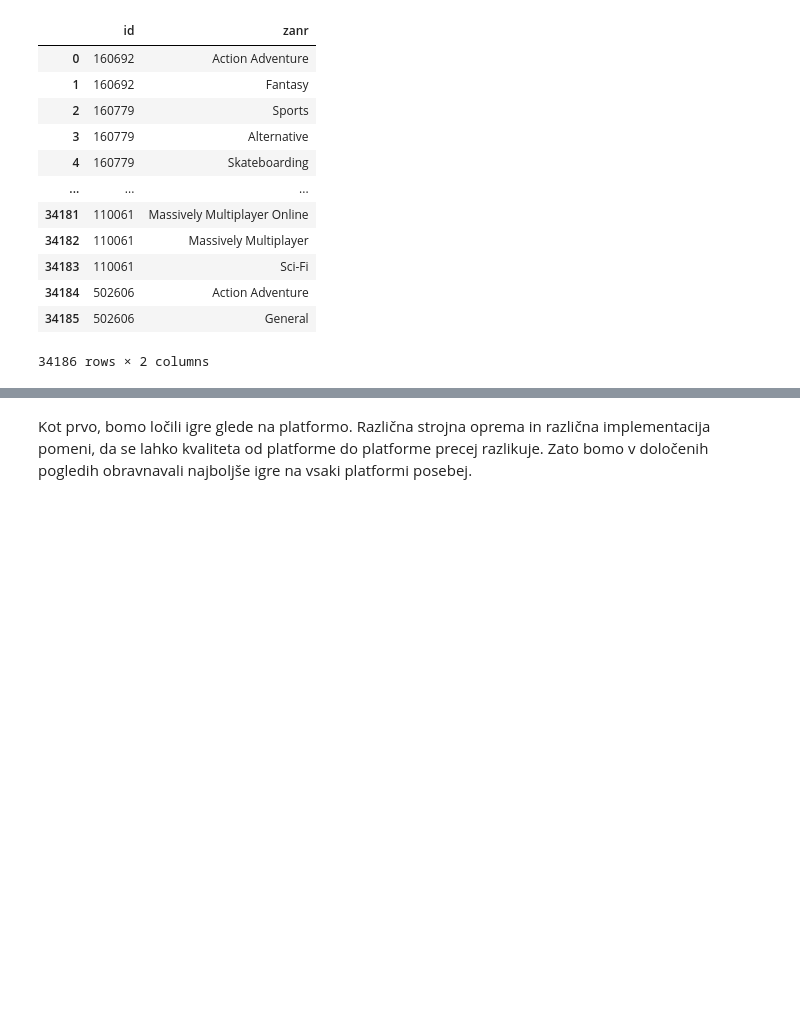
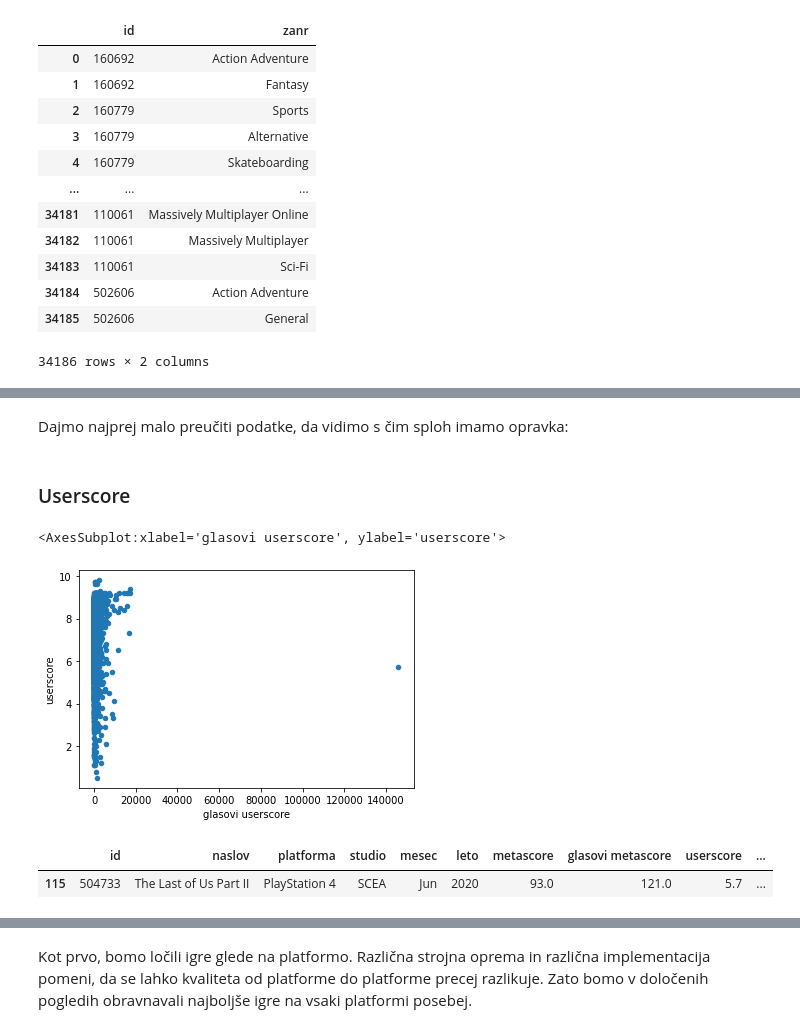
Before and after one commit to benoucakar/Najboljse-videoigre-vseh-casov, a Jupyter notebook: Najboljse_videoigre_vseh_casov.ipynb, the cells around one changed output, grey strips where cells are left out. Cells and saved outputs as stored; diff of their text form; code cells hidden in the pictures; blank space fills up the shorter version.

```diff
--- a/Najboljse_videoigre_vseh_casov.ipynb
+++ b/Najboljse_videoigre_vseh_casov.ipynb
@@ -53,0 +59,14 @@ Da bo naslov te projektne naloge opravičen, bi se spodobilo, da najprej doreče
+# %% [markdown]
+Dajmo najprej malo preučiti podatke, da vidimo s čim sploh imamo opravka:
+# %% [markdown]
+###  Userscore
+# %%
+igre.plot.scatter(x="glasovi userscore", y="userscore")
+# %% [output]
+<AxesSubplot:xlabel='glasovi userscore', ylabel='userscore'>
+[figure, added]
+# %%
+igre[igre["glasovi userscore"] > 10 ** 5]
+# %% [output]
+|  | id | naslov | platforma | studio | mesec | leto | metascore | glasovi metascore | userscore | ... |
+| 115 | 504733 | The Last of Us Part II | PlayStation 4 | SCEA | Jun | 2020 | 93.0 | 121.0 | 5.7 | ... |
```
Also changed, not shown: parts of 32 cells of this notebook.
